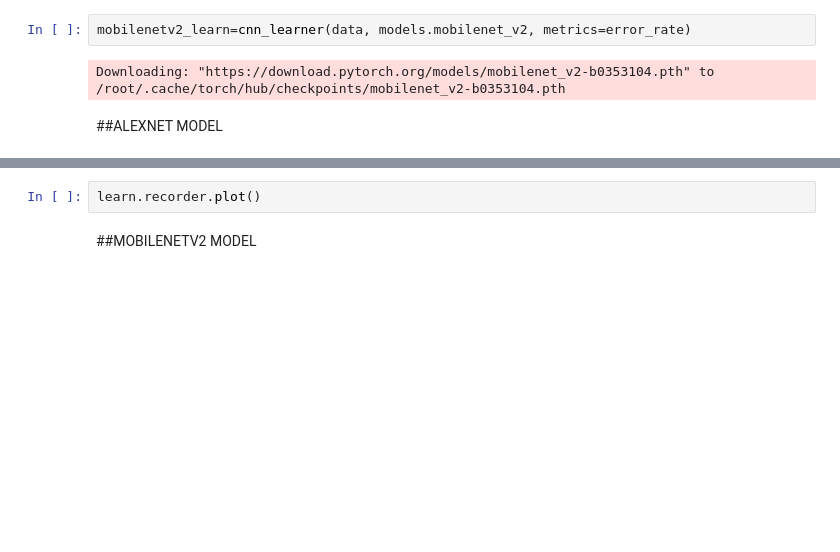
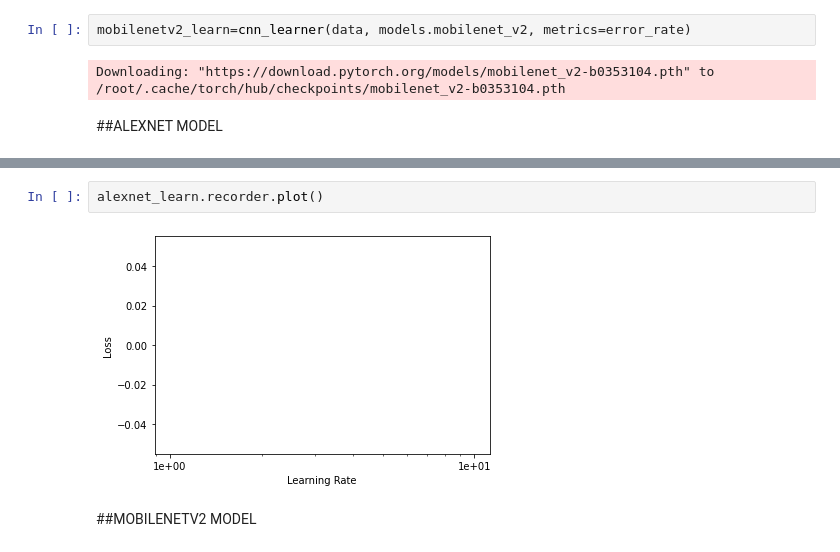
Before and after one commit to nupur1262/trying_face_detection, a Jupyter notebook: Training.ipynb, the cells around one changed output, grey strips where cells are left out. Saved outputs shown, nothing was run; the diff lists cells and outputs as text; blank space fills up the shorter version.

```diff
--- a/Training.ipynb
+++ b/Training.ipynb
@@ -96,5 +110,7 @@ learn.lr_find()
 # %%
-learn.recorder.plot()
+alexnet_learn.recorder.plot()
+# %% [output]
+[figure, added]
 # %% [markdown]
 ##MOBILENETV2 MODEL
 # %%
```
Also changed, not shown: parts of 25 cells of this notebook.
